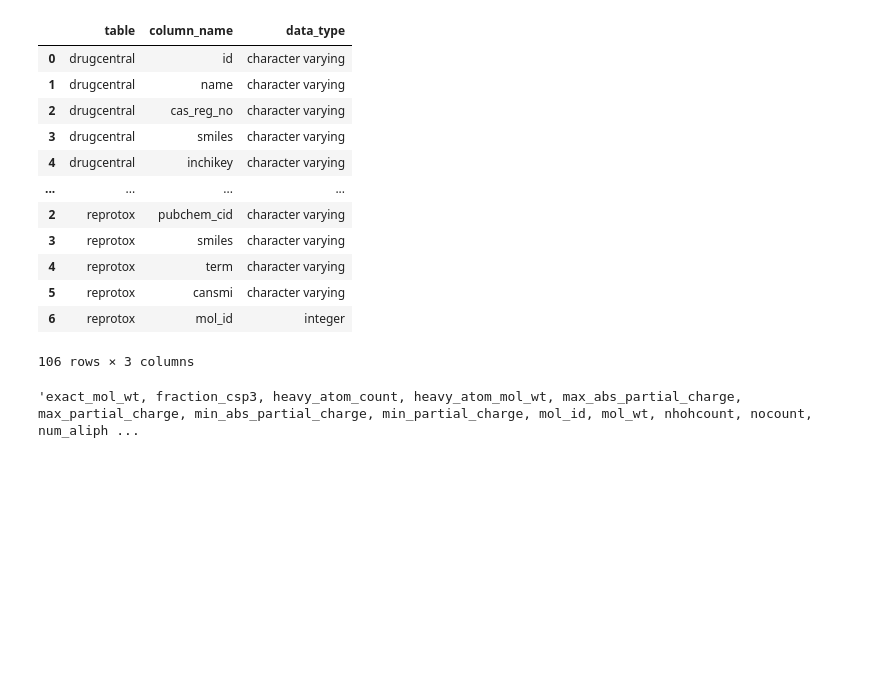
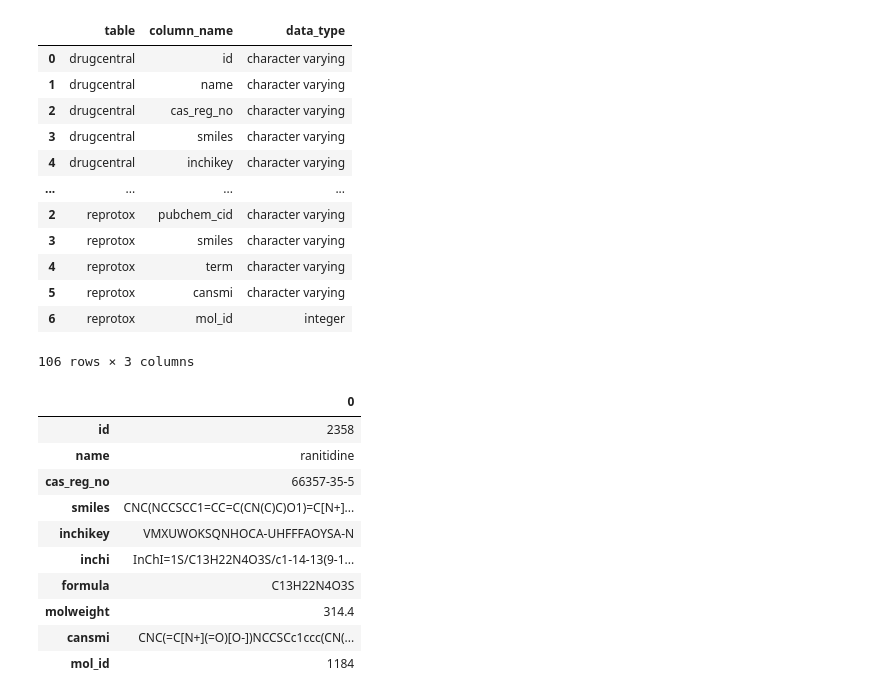
Before and after one commit to unmtransinfo/CFChemDb, a Jupyter notebook: notebooks/CFChemDb_Demo.ipynb, the cells around one changed output. Drawn from its saved outputs; the diff is of its cells as text; code cells hidden in the pictures; blank space fills up the shorter version.

```diff
--- a/notebooks/CFChemDb_Demo.ipynb
+++ b/notebooks/CFChemDb_Demo.ipynb
@@ -54,10 +66,3 @@ columns
 | 5 | reprotox | cansmi | character varying |
 | 6 | reprotox | mol_id | integer |
 106 rows × 3 columns
-# %%
-properties = pd.read_sql("SELECT column_name FROM information_schema.columns WHERE table_schema = 'public' AND table_name = 'properties'", dbcon)
-properties = properties['column_name'].to_list()
-properties.sort()
-', '.join(properties)
-# %% [output]
-'exact_mol_wt, fraction_csp3, heavy_atom_count, heavy_atom_mol_wt, max_abs_partial_charge, max_partial_charge, min_abs_partial_charge, min_partial_charge, mol_id, mol_wt, nhohcount, nocount, num_aliph ...
@@ -63,0 +71,16 @@ properties.sort()
+# %%
+
+drug = pd.read_sql("SELECT * FROM drugcentral dc WHERE name = 'ranitidine'", dbcon)
+drug.transpose()
+# %% [output]
+|  | 0 |
+| id | 2358 |
+| name | ranitidine |
+| cas_reg_no | 66357-35-5 |
+| smiles | CNC(NCCSCC1=CC=C(CN(C)C)O1)=C[N+]... |
+| inchikey | VMXUWOKSQNHOCA-UHFFFAOYSA-N |
+| inchi | InChI=1S/C13H22N4O3S/c1-14-13(9-1... |
+| formula | C13H22N4O3S |
+| molweight | 314.4 |
+| cansmi | CNC(=C[N+](=O)[O-])NCCSCc1ccc(CN(... |
+| mol_id | 1184 |
```
Also changed, not shown: parts of 10 cells of this notebook.
